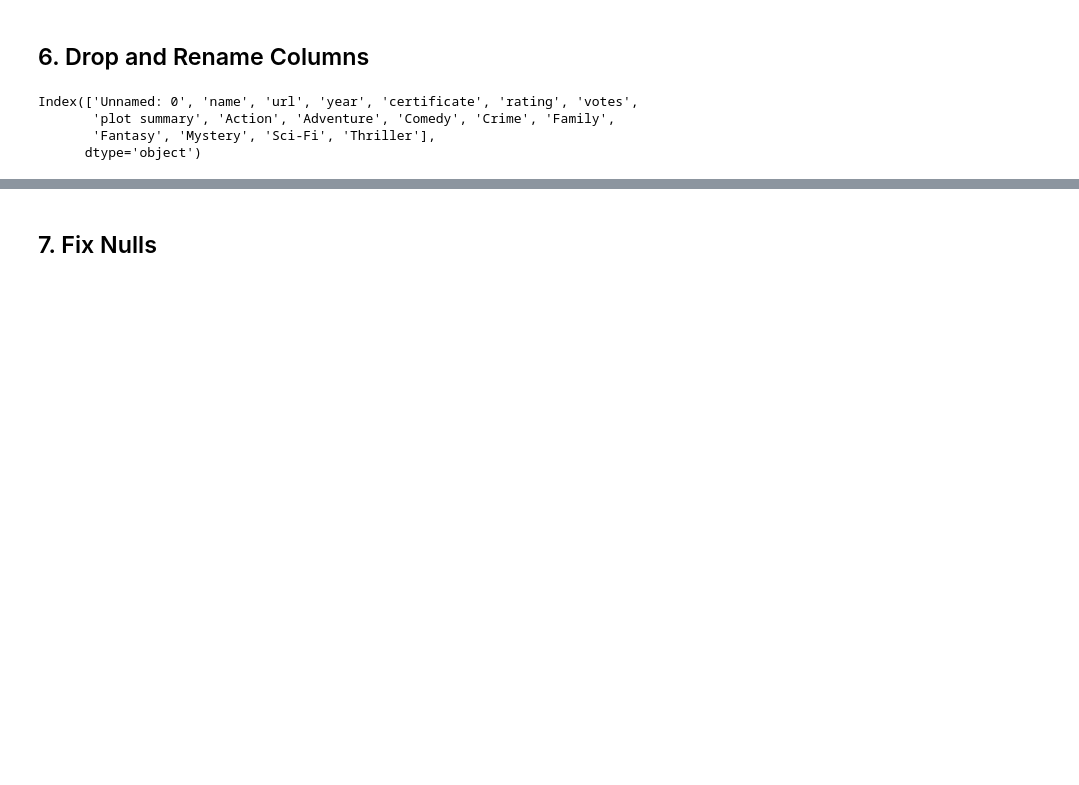
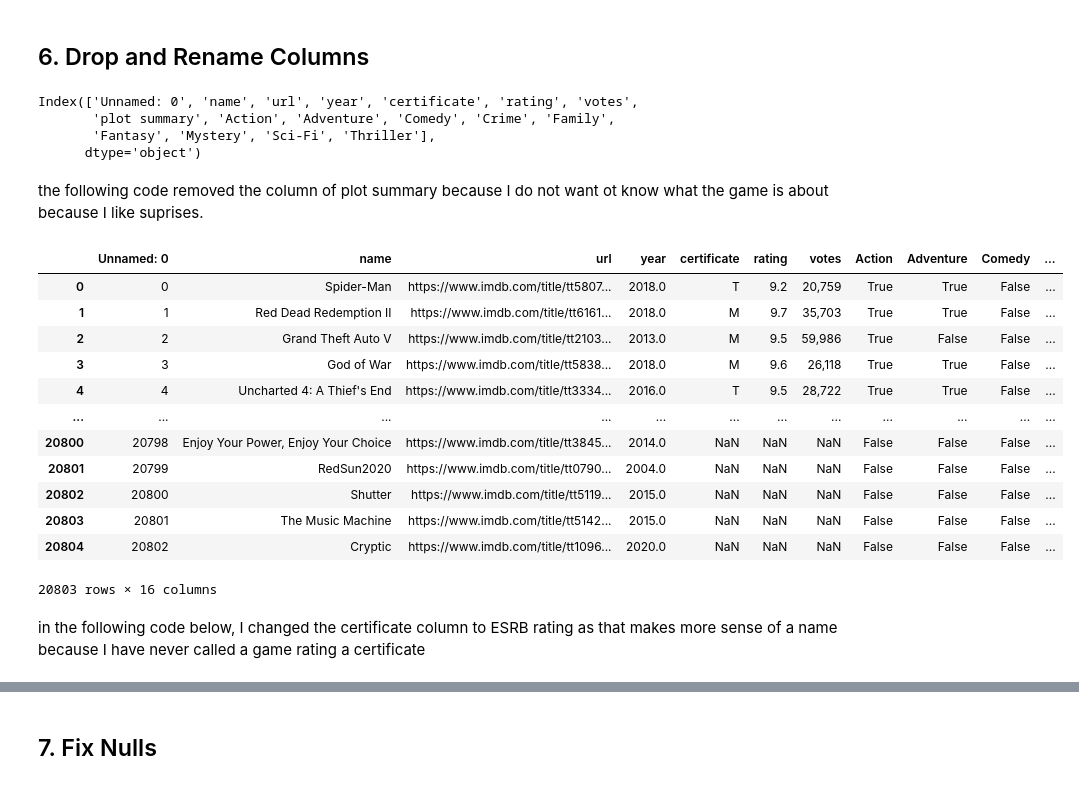
Before and after one commit to sflowers51/cis277-fa22-Lab2, a Jupyter notebook: Lab2.ipynb, the cells around one changed output, grey strips where cells are left out. Saved outputs shown, nothing was run; the diff lists cells and outputs as text; code cells hidden in the pictures; blank space fills up the shorter version.

```diff
--- a/Lab2.ipynb
+++ b/Lab2.ipynb
@@ -77,0 +82,3 @@ df.duplicated().sum()
+# %%
+df.drop_duplicates(inplace=True)
+df
@@ -99,0 +123,6 @@ memory usage: 1.4+ MB
+# %%
+df.rating.unique()
+
+df.rating.replace("*9.0", 9.0, inplace = True)
+
+df[df.rating=="*9.0"]
@@ -120,0 +154,4 @@ dtype: object
+# %%
+df.rating = pd.to_numeric(df.rating)
+
+df.info()
@@ -136,3 +195,24 @@ Index(['Unnamed: 0', 'name', 'url', 'year', 'certificate', 'rating', 'votes',
        'plot summary', 'Action', 'Adventure', 'Comedy', 'Crime', 'Family',
        'Fantasy', 'Mystery', 'Sci-Fi', 'Thriller'],
       dtype='object')
+# %% [markdown]
+the following code removed the column of plot summary because I do not want ot know what the game is about because I like suprises.
+# %%
+df.drop(['plot summary'], axis = 1)
+# %% [output]
+|  | Unnamed: 0 | name | url | year | certificate | rating | votes | Action | Adventure | Comedy | ... |
+| 0 | 0 | Spider-Man | https://www.imdb.com/title/tt5807... | 2018.0 | T | 9.2 | 20,759 | True | True | False | ... |
+| 1 | 1 | Red Dead Redemption II | https://www.imdb.com/title/tt6161... | 2018.0 | M | 9.7 | 35,703 | True | True | False | ... |
+| 2 | 2 | Grand Theft Auto V | https://www.imdb.com/title/tt2103... | 2013.0 | M | 9.5 | 59,986 | True | False | False | ... |
+| 3 | 3 | God of War | https://www.imdb.com/title/tt5838... | 2018.0 | M | 9.6 | 26,118 | True | True | False | ... |
+| 4 | 4 | Uncharted 4: A Thief's End | https://www.imdb.com/title/tt3334... | 2016.0 | T | 9.5 | 28,722 | True | True | False | ... |
+| ... | ... | ... | ... | ... | ... | ... | ... | ... | ... | ... | ... |
+| 20800 | 20798 | Enjoy Your Power, Enjoy Your Choice | https://www.imdb.com/title/tt3845... | 2014.0 | NaN | NaN | NaN | False | False | False | ... |
+| 20801 | 20799 | RedSun2020 | https://www.imdb.com/title/tt0790... | 2004.0 | NaN | NaN | NaN | False | False | False | ... |
+| 20802 | 20800 | Shutter | https://www.imdb.com/title/tt5119... | 2015.0 | NaN | NaN | NaN | False | False | False | ... |
+| 20803 | 20801 | The Music Machine | https://www.imdb.com/title/tt5142... | 2015.0 | NaN | NaN | NaN | False | False | False | ... |
+| 20804 | 20802 | Cryptic | https://www.imdb.com/title/tt1096... | 2020.0 | NaN | NaN | NaN | False | False | False | ... |
+20803 rows × 16 columns
+# %% [markdown]
+in the following code below, I changed the certificate column to ESRB rating as that makes more sense of a name because I have never called a game rating
+a certificate
```
Also changed, not shown: parts of 16 cells of this notebook, 2 other files.
